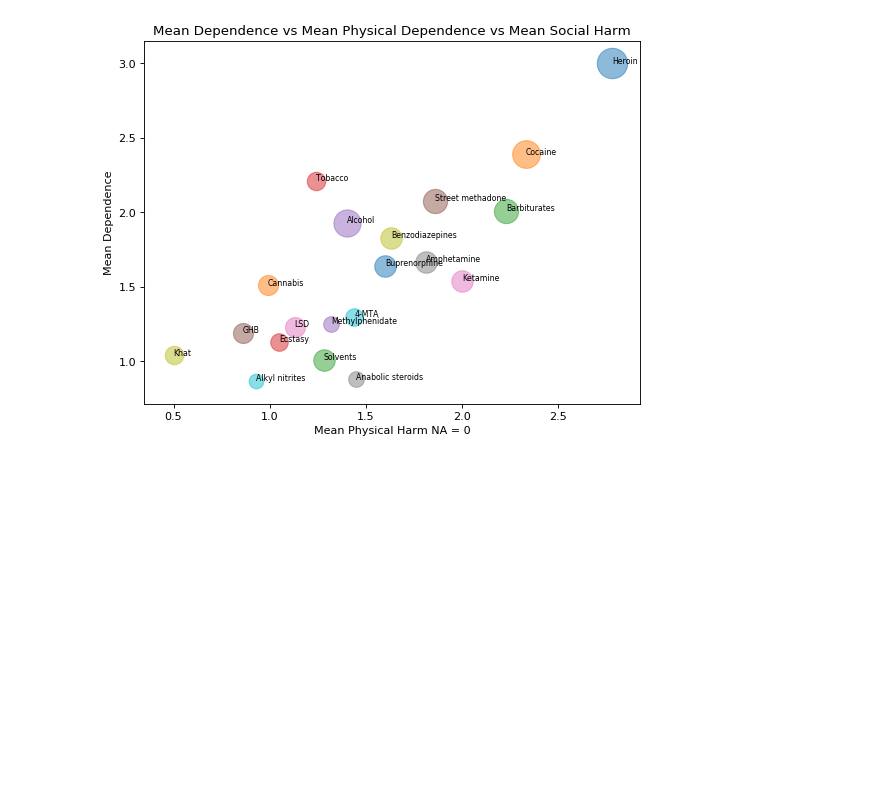
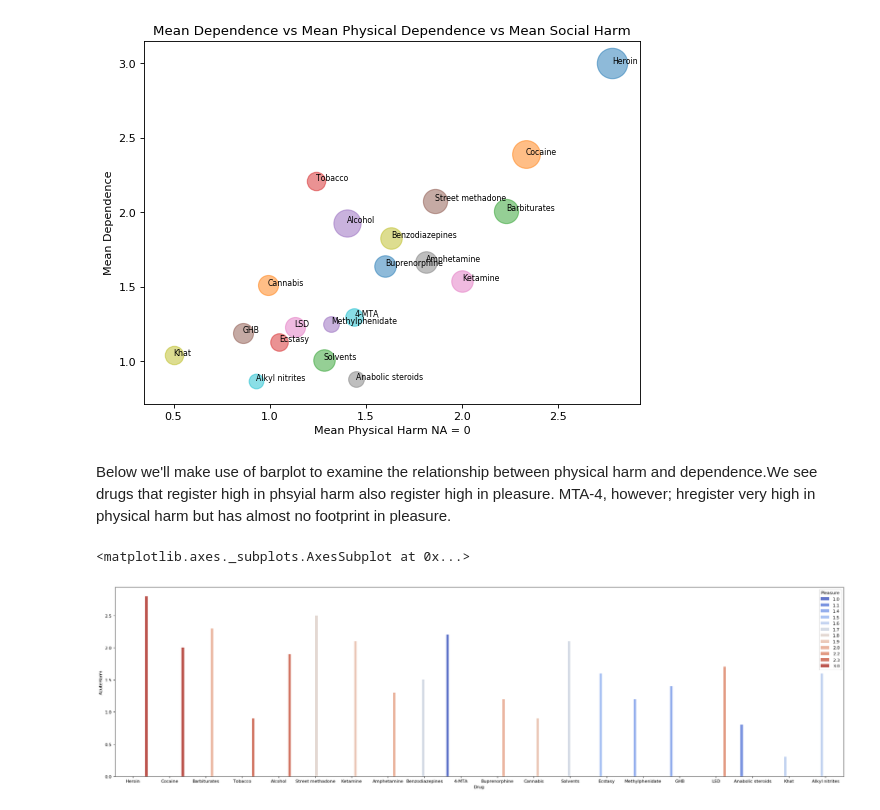
Before and after one commit to MichaelWest1993/drugharmdependence, a Jupyter notebook: drugharmdependence.ipynb, the cells around one changed output. Cells and saved outputs as stored; diff of their text form; code cells hidden in the pictures; blank space fills up the shorter version.

Commit message:
barplot

```diff
--- a/drugharmdependence.ipynb
+++ b/drugharmdependence.ipynb
@@ -97,3 +98,11 @@ for i, type in enumerate(types):
 plt.show()
 # %% [output]
 [figure]
+# %% [markdown]
+Below we'll make use of barplot to examine the relationship between physical harm and dependence.We see drugs that register high in phsyial harm also register high in pleasure. MTA-4, however; hregister very high in physical harm but has almost no footprint in pleasure.
+# %%
+plt.figure(figsize=(30, 8), dpi=80)
+sns.barplot(df.Drug, df.AcuteHarm, hue=df.Pleasure, palette='coolwarm')
+# %% [output]
+<matplotlib.axes._subplots.AxesSubplot at 0x...>
+[figure, added]
```
Also changed, not shown: parts of 4 cells of this notebook.
